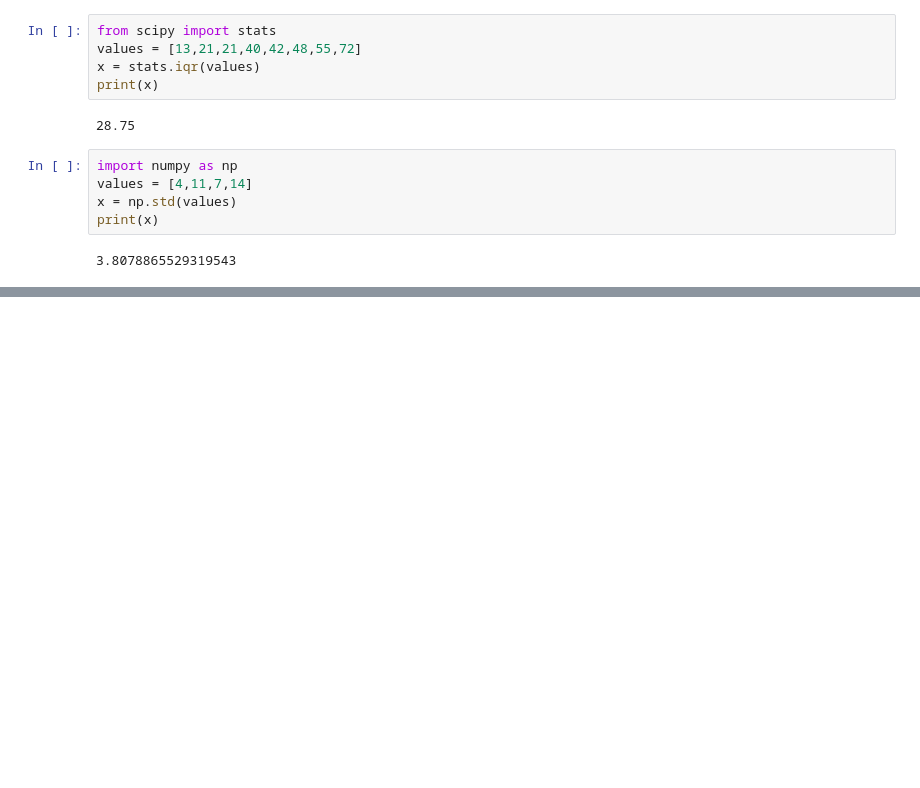
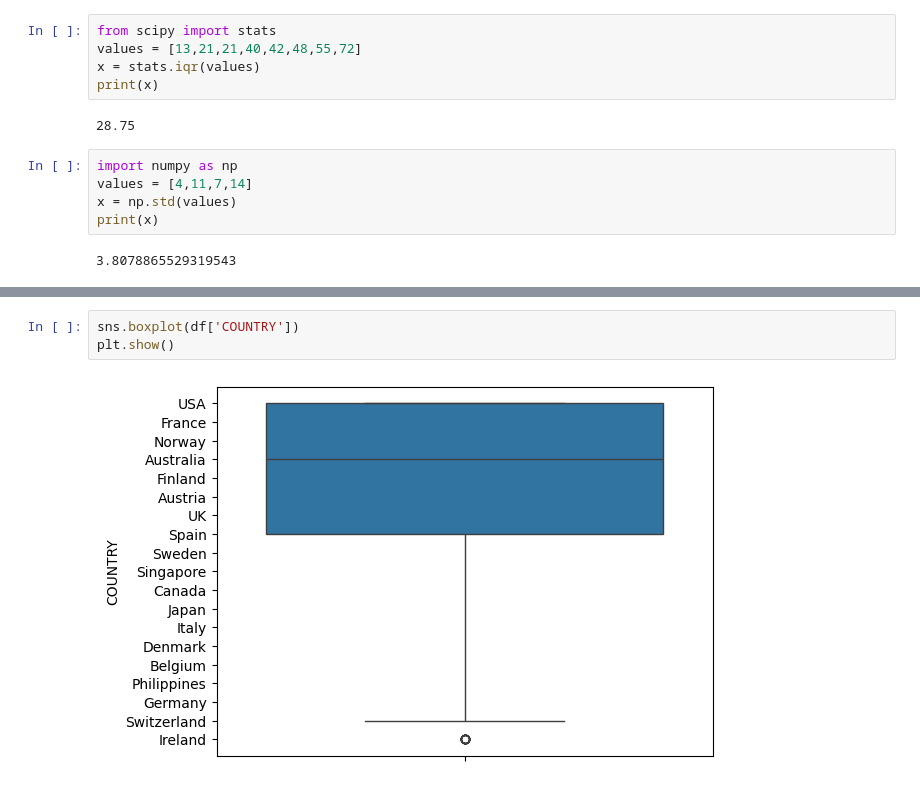
Before and after one commit to PratikshaShelke24/data-science, a Jupyter notebook: EDApratices.ipynb, the cells around one changed output, grey strips where cells are left out. Cells and saved outputs as stored; diff of their text form; blank space fills up the shorter version.

```diff
--- a/EDApratices.ipynb
+++ b/EDApratices.ipynb
@@ -272,0 +389,5 @@ print(x)
+# %%
+sns.boxplot(df['COUNTRY'])
+plt.show()
+# %% [output]
+[figure, added]
```
Also changed, not shown: parts of 21 cells of this notebook.
